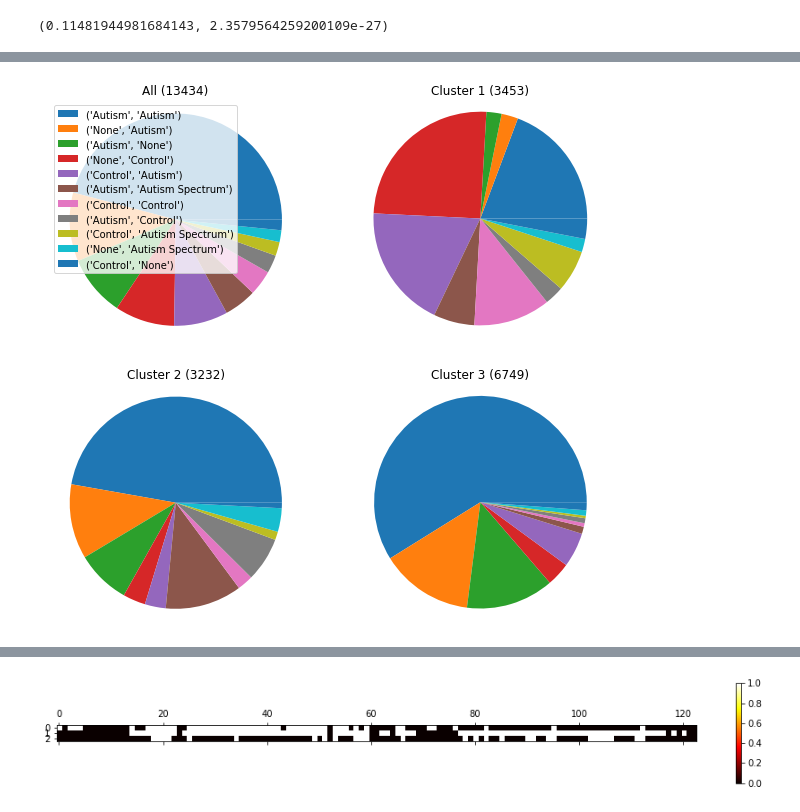
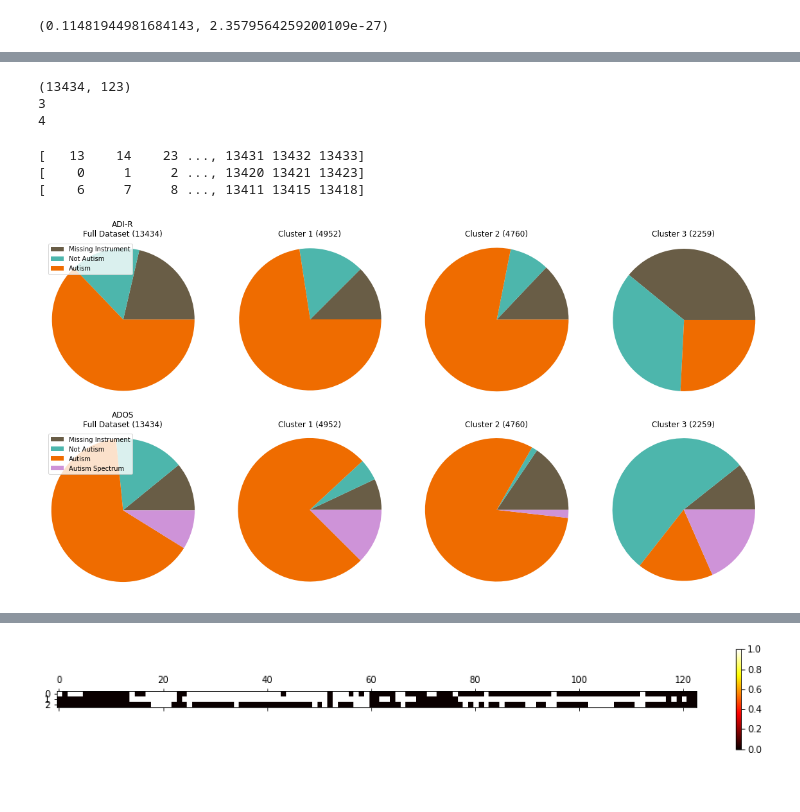
Before and after one commit to walllab/PhenotypeGLRM, a Jupyter notebook: analysis/Evaluate-Clusters.ipynb, the cells around one changed output, grey strips where cells are left out. Saved outputs shown, nothing was run; the diff lists cells and outputs as text; code cells hidden in the pictures.

Commit message:
Included gender from SSC and added clinical diagnosis and cognoa control dataset

```diff
--- a/analysis/Evaluate-Clusters.ipynb
+++ b/analysis/Evaluate-Clusters.ipynb
@@ -167,31 +167,71 @@ print(np.sum(X, 1))
+# %%
+from sklearn.cluster import KMeans
+Z = np.genfromtxt('../data/impute_logloss_realfill_Z5.csv', delimiter=',', skip_header=True, missing_values=['None', ''])
+Z = Z[:, 1:]
+m, n = Z.shape
+#autism_indices = [i for i in range(m) if 'Autism' not in get_label(i, 'ADIR:diagnosis') and 'Autism' not in get_label(i, 'ADOS:diagnosis')]
+#Z[autism_indices, :] = 0
+# %%
+print(Z.shape)
+print(len(adir_labels))
+print(len(ados_labels))
+k=4
+clusters = KMeans(n_clusters=k).fit(Z)
+# %% [output]
+(13434, 123)
+3
+4
 # %%
 from collections import Counter
 import math
 
-all_c = Counter([(get_label(i, 'ADIR:diagnosis'), get_label(i, 'ADOS:diagnosis')) for i in range(m)])
-keys = [k for k, v in all_c.most_common()]
+plt.figure(figsize=(20, 10))
 
-plt.figure(figsize=(10, 20))
 
-plt.subplot(4, 2, 1)
-c = Counter([(get_label(index, 'ADIR:diagnosis'), get_label(index, 'ADOS:diagnosis')) for index in range(m)])
-plt.pie([c[k] for k in keys])
-plt.title('All (%d)' % m)
+adir_c = Counter([get_label(index, 'ADIR:diagnosis') for index in range(m)])
+ados_c = Counter([get_label(index, 'ADOS:diagnosis') for index in range(m)])
+
+adir_keys = ["None", "Control", "Autism"]
+ados_keys = ["None", "Control", "Autism", "Autism Spectrum"]
+
+adir_labels = ["Missing Instrument", "Not Autism", "Autism", ]
+ados_labels = ["Missing Instrument", "Not Autism", "Autism", "Autism Spectrum"]
+colors = ["#695d46", "#4db6ac", "#ef6c00", "#ce93d8" ]
+plt.subplot(2, k+1, 1)
+plt.pie([adir_c[k] for k in adir_keys], colors=colors)
+plt.title('ADI-R\nFull Dataset (%d)' % m)
 plt.axis('equal')
-plt.legend(loc="upper left", labels=keys)
+plt.legend(loc="upper left", labels=adir_labels)
+
+plt.subplot(2, k+1, k+2)
+plt.pie([ados_c[k] for k in ados_keys], colors=colors)
+plt.title('ADOS\nFull Dataset (%d)' % m)
+plt.axis('equal')
+plt.legend(loc="upper left", labels=ados_labels)
 
 for i in range(k):
     #indexes = np.where(X[i, :]>.5)[0]
-    indexes = np.where(X[i, :]==np.amax(X, axis=0))[0]
+    #indexes = np.where(X[i, :]==np.amax(X, axis=0))[0]
+    indexes = np.where(clusters.predict(Z)==i)[0]
+    print(indexes)
     #indexes = np.where(X[i, :]> 0)[0]
-    c = Counter([(get_label(index, 'ADIR:diagnosis'), get_label(index, 'ADOS:diagnosis')) for index in indexes])
+    c = Counter([get_label(index, 'ADIR:diagnosis') for index in indexes])
 
-    plt.subplot(4, 2, i+2)
-    plt.pie([c[k] for k in keys])
+    plt.subplot(2, k+1, i+2)
+    plt.pie([c[k] for k in adir_keys], colors=colors)
+    plt.title('Cluster %d (%d)' % (i+1, len(indexes)))
+    plt.axis('equal')
+
+    c = Counter([get_label(index, 'ADOS:diagnosis') for index in indexes])
+    plt.subplot(2, k+1, i+k+3)
+    plt.pie([c[k] for k in ados_keys], colors=colors)
     plt.title('Cluster %d (%d)' % (i+1, len(indexes)))
     plt.axis('equal')
 
 
 plt.show()
 # %% [output]
+[   13    14    23 ..., 13431 13432 13433]
+[    0     1     2 ..., 13420 13421 13423]
+[    6     7     8 ..., 13411 13415 13418]
-[figure, old version]
+[figure, new version]
```
Also changed, not shown: parts of 10 cells of this notebook, 7 other files.
